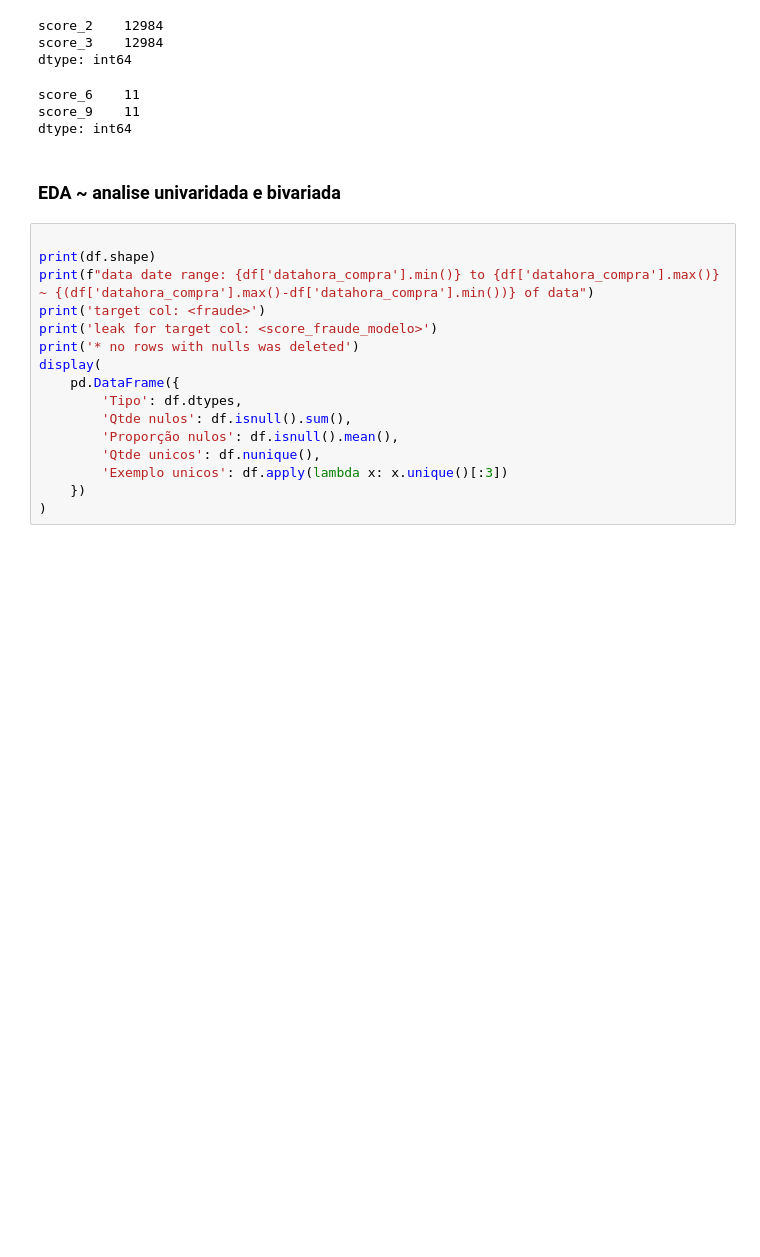
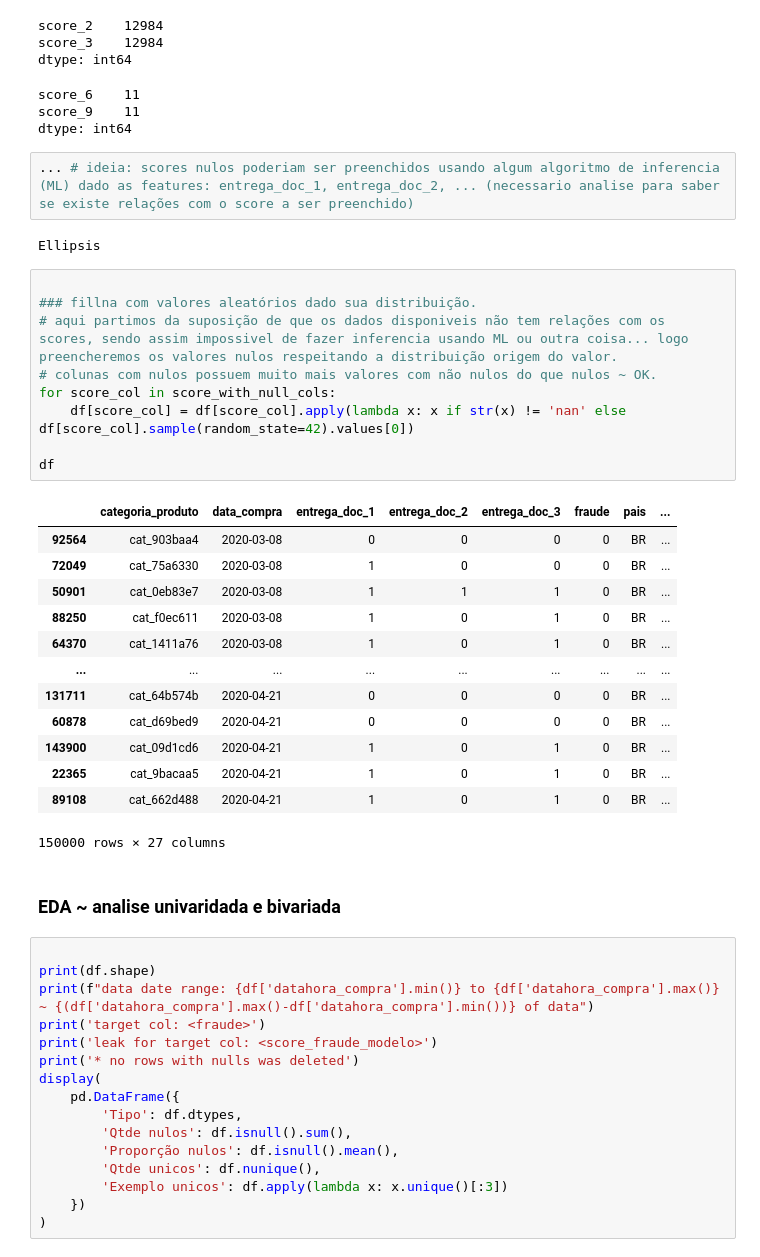
Before and after one commit to richardsantino/EBA-cases, a Jupyter notebook: 9. TCC/3 - fraude.ipynb, the cells around one changed output. Drawn from its saved outputs; the diff is of its cells as text; blank space fills up the shorter version.

```diff
--- a/9. TCC/3 - fraude.ipynb
+++ b/9. TCC/3 - fraude.ipynb
@@ -197,6 +185,33 @@ dtype: int64
 score_6    11
 score_9    11
 dtype: int64
+# %%
+... # ideia: scores nulos poderiam ser preenchidos usando algum algoritmo de inferencia (ML) dado as features: entrega_doc_1, entrega_doc_2, ... (necessario analise para saber se existe relações com o score a ser preenchido)
+# %% [output]
+Ellipsis
+# %%
+
+### fillna com valores aleatórios dado sua distribuição.
+# aqui partimos da suposição de que os dados disponiveis não tem relações com os scores, sendo assim impossivel de fazer inferencia usando ML ou outra coisa... logo preencheremos os valores nulos respeitando a distribuição origem do valor.
+# colunas com nulos possuem muito mais valores com não nulos do que nulos ~ OK.
+for score_col in score_with_null_cols:
+    df[score_col] = df[score_col].apply(lambda x: x if str(x) != 'nan' else df[score_col].sample(random_state=42).values[0])
+
+df
+# %% [output]
+|  | categoria_produto | data_compra | entrega_doc_1 | entrega_doc_2 | entrega_doc_3 | fraude | pais | ... |
+| 92564 | cat_903baa4 | 2020-03-08 | 0 | 0 | 0 | 0 | BR | ... |
+| 72049 | cat_75a6330 | 2020-03-08 | 1 | 0 | 0 | 0 | BR | ... |
+| 50901 | cat_0eb83e7 | 2020-03-08 | 1 | 1 | 1 | 0 | BR | ... |
+| 88250 | cat_f0ec611 | 2020-03-08 | 1 | 0 | 1 | 0 | BR | ... |
+| 64370 | cat_1411a76 | 2020-03-08 | 1 | 0 | 1 | 0 | BR | ... |
+| ... | ... | ... | ... | ... | ... | ... | ... | ... |
+| 131711 | cat_64b574b | 2020-04-21 | 0 | 0 | 0 | 0 | BR | ... |
+| 60878 | cat_d69bed9 | 2020-04-21 | 0 | 0 | 0 | 0 | BR | ... |
+| 143900 | cat_09d1cd6 | 2020-04-21 | 1 | 0 | 1 | 0 | BR | ... |
+| 22365 | cat_9bacaa5 | 2020-04-21 | 1 | 0 | 1 | 0 | BR | ... |
+| 89108 | cat_662d488 | 2020-04-21 | 1 | 0 | 1 | 0 | BR | ... |
+150000 rows × 27 columns
 # %% [markdown]
 ### **EDA** ~ analise univaridada e bivariada
 # %%
```
Also changed, not shown: parts of 9 cells of this notebook.
